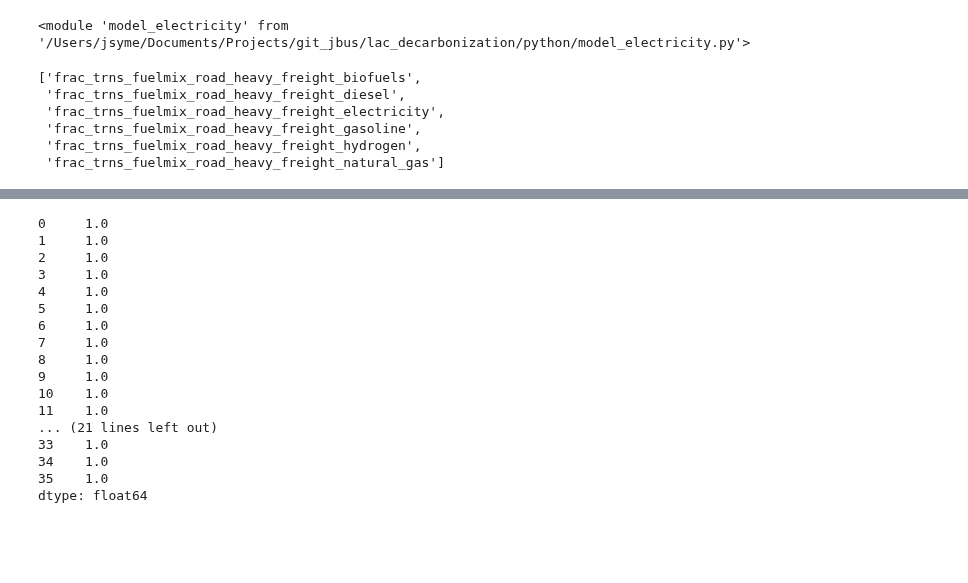
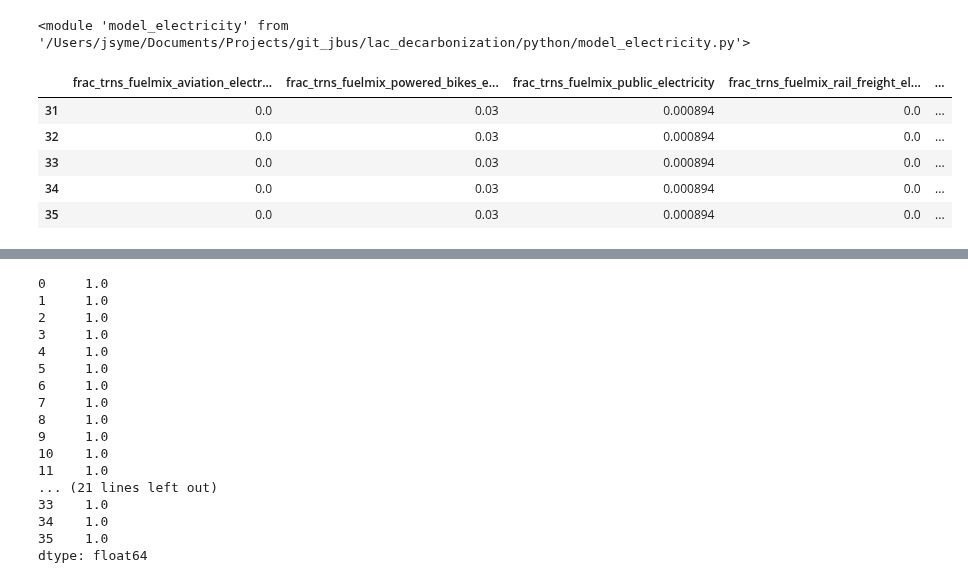
Before and after one commit to jarojasag/lac_decarbonization, a Jupyter notebook: python/build_energy.ipynb, the cells around one changed output, grey strips where cells are left out. Saved outputs shown, nothing was run; the diff lists cells and outputs as text; code cells hidden in the pictures; blank space fills up the shorter version.

Commit message:
updated input files and fixed bug in input template generation

```diff
--- a/python/build_energy.ipynb
+++ b/python/build_energy.ipynb
@@ -33,16 +52,22 @@ importlib.reload(ml)
 # %%
-df_0 = pd.read_csv(os.path.join(sa.dir_tmp, "temporary_full_inputs.csv"))
-df_0 = df_cs_integrated[
-    df_0["strategy_id"].isin([0])
+df_full = pd.read_csv(os.path.join(sa.dir_tmp, "temporary_full_inputs.csv"))
+
+df_0 = df_full[
+    df_full["strategy_id"].isin([0])
 ].reset_index(drop = True)
 #df_0[
 #    [x for x in df_0.columns if x.startswith(f"frac_trns_fuelmix_road_heavy_freight")]
 #].head()
-[x for x in df_0.columns if x.startswith(f"frac_trns_fuelmix_road_heavy_freight")]
+var = "Transportation Mode Fuel Fraction Electricity"
+
+sa.model_attributes.get_standard_variables(
+    df_0,
+    var
+).tail()
 # %% [output]
-['frac_trns_fuelmix_road_heavy_freight_biofuels',
- 'frac_trns_fuelmix_road_heavy_freight_diesel',
- 'frac_trns_fuelmix_road_heavy_freight_electricity',
- 'frac_trns_fuelmix_road_heavy_freight_gasoline',
- 'frac_trns_fuelmix_road_heavy_freight_hydrogen',
- 'frac_trns_fuelmix_road_heavy_freight_natural_gas']
+|  | frac_trns_fuelmix_aviation_electr... | frac_trns_fuelmix_powered_bikes_e... | frac_trns_fuelmix_public_electricity | frac_trns_fuelmix_rail_freight_el... | ... |
+| 31 | 0.0 | 0.03 | 0.000894 | 0.0 | ... |
+| 32 | 0.0 | 0.03 | 0.000894 | 0.0 | ... |
+| 33 | 0.0 | 0.03 | 0.000894 | 0.0 | ... |
+| 34 | 0.0 | 0.03 | 0.000894 | 0.0 | ... |
+| 35 | 0.0 | 0.03 | 0.000894 | 0.0 | ... |
```
Also changed, not shown: parts of 4 cells of this notebook, 24 other files.
